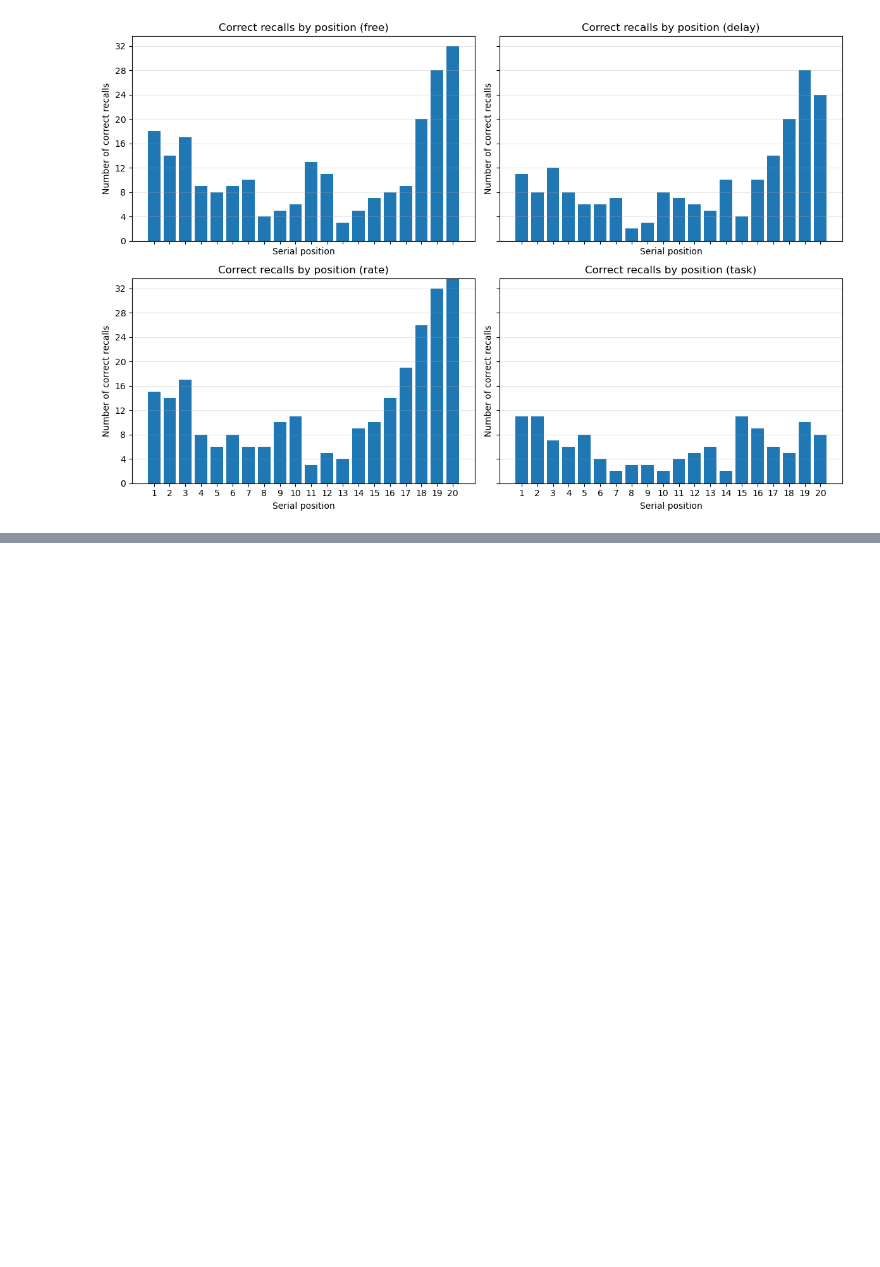
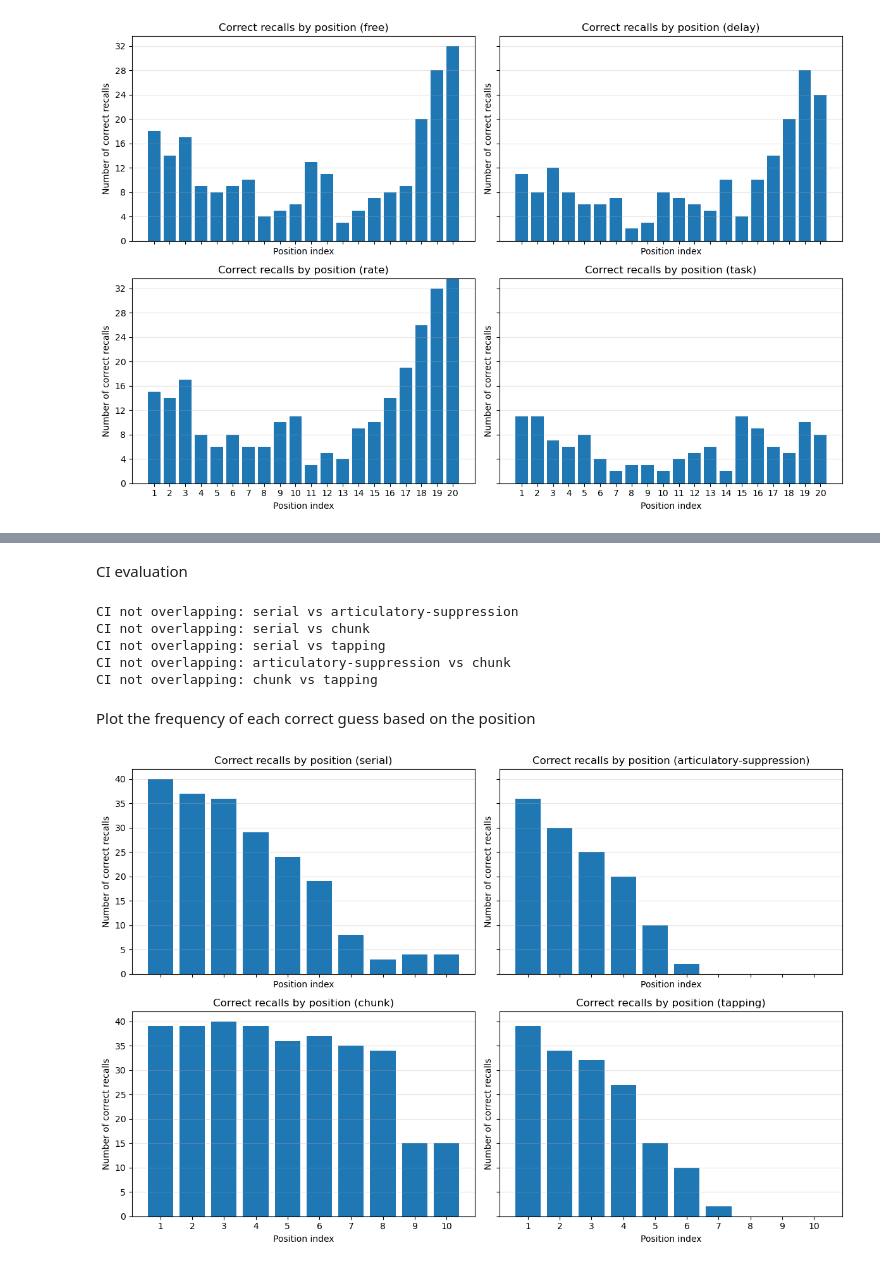
Before and after one commit to BalducciFrancesco/02464-Miniproject-1, a Jupyter notebook: analysis/analysis.ipynb, the cells around one changed output, grey strips where cells are left out. Cells and saved outputs as stored; diff of their text form; code cells hidden in the pictures; blank space fills up the shorter version.

Commit message:
added code for all the serial recalls

```diff
--- a/analysis/analysis.ipynb
+++ b/analysis/analysis.ipynb
@@ -143,7 +167,7 @@ for ax, (mod, res) in zip(axs, results.items()):
             pos_counts[i] += int(bins[i])
 
     ax.bar(positions, pos_counts)
-    ax.set_xlabel('Serial position')
+    ax.set_xlabel('Position index')
     ax.set_ylabel('Number of correct recalls')
     ax.set_xticks(positions)
     ax.set_title(f'Correct recalls by position ({mod})')
@@ -163,0 +268,58 @@ plt.show()
+# %% [markdown]
+CI evaluation
+# %%
+# Print all pairs of modifiers whose confidence intervals do not overlap (overall proportion)
+for i in range(len(summary_df)):
+    for j in range(i + 1, len(summary_df)):
+        ci_i_low, ci_i_high = summary_df.iloc[i]['ci']
+        ci_j_low, ci_j_high = summary_df.iloc[j]['ci']
+        # Check if intervals do not overlap
+        if ci_i_high < ci_j_low or ci_j_high < ci_i_low:
+            print(f"CI not overlapping: {summary_df.iloc[i]['modifier']} vs {summary_df.iloc[j]['modifier']}")
+# %% [output]
+CI not overlapping: serial vs articulatory-suppression
+CI not overlapping: serial vs chunk
+CI not overlapping: serial vs tapping
+CI not overlapping: articulatory-suppression vs chunk
+CI not overlapping: chunk vs tapping
+# %% [markdown]
+Plot the frequency of each correct guess based on the position
+# %%
+from matplotlib.ticker import MaxNLocator
+
+import matplotlib.pyplot as plt
+import matplotlib.pyplot as plt
+
+# Plot serial-position bar charts for each modifier in a 2x2 subplot grid
+fig, axs = plt.subplots(2, 2, figsize=(12, 8), sharex=True, sharey=True)
+axs = axs.flatten()
+
+positions = list(range(1, 11))
+
+for ax, (mod, res) in zip(axs, results.items()):
+    # position counts (1..10)
+    pos_counts = [0] * 10
+    for r in res:
+        bins = r['binaries']
+        for i in range(min(10, len(bins))):
+            pos_counts[i] += int(bins[i])
+
+    ax.bar(positions, pos_counts)
+    ax.set_xlabel('Position index')
+    ax.set_ylabel('Number of correct recalls')
+    ax.set_xticks(positions)
+    ax.set_title(f'Correct recalls by position ({mod})')
+    ax.grid(axis='y', alpha=0.3)
+
+    # ensure y-axis uses integer ticks and starts at 0
+    ax.yaxis.set_major_locator(MaxNLocator(integer=True))
+    ax.set_ylim(bottom=0)
+
+# If there are any unused axes (fewer than 4 modifiers), hide them
+for ax in axs[len(results):]:
+    ax.axis('off')
+
+plt.tight_layout()
+plt.show()
+# %% [output]
+[figure, added]
```
Also changed, not shown: parts of 10 cells of this notebook.
